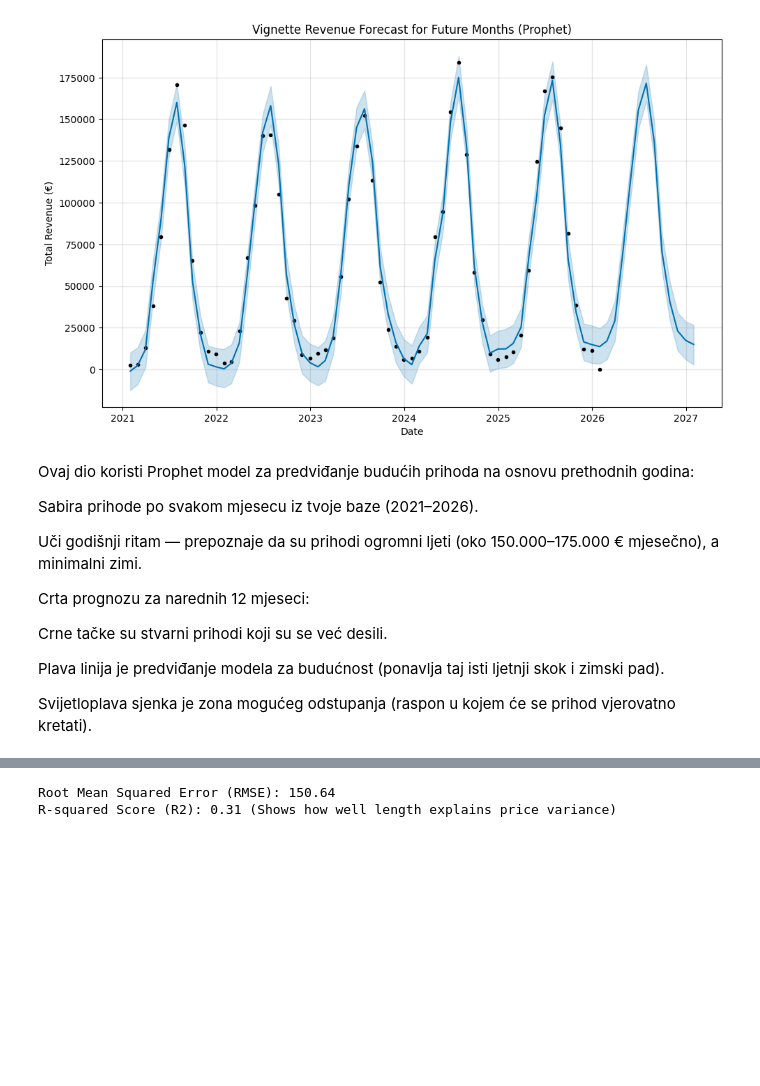
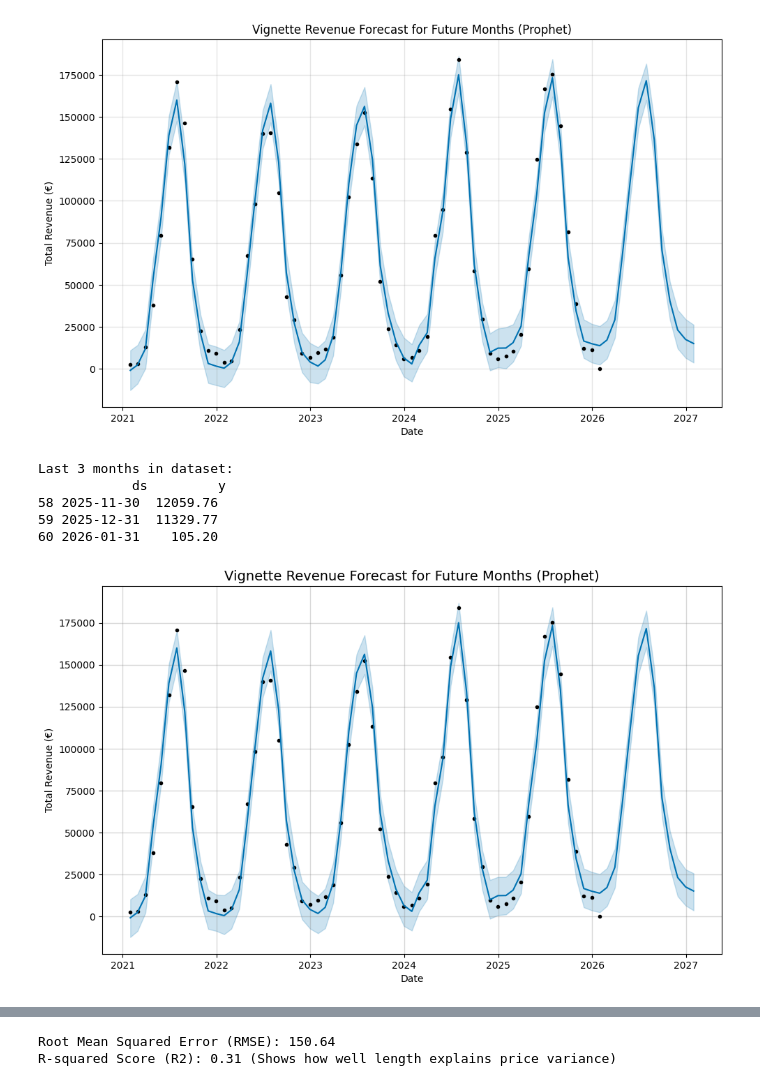
Before and after one commit to jelenavasic009-png/dsb_capstone, a Jupyter notebook: notebooks/02_Modelling.ipynb, the cells around one changed output, grey strips where cells are left out. Cells and saved outputs as stored; diff of their text form; code cells hidden in the pictures; blank space fills up the shorter version.

```diff
--- a/notebooks/02_Modelling.ipynb
+++ b/notebooks/02_Modelling.ipynb
@@ -229,17 +265,36 @@ plt.ylabel('Total Revenue (€)')
 plt.show()
 # %% [output]
 [figure]
-# %% [markdown]
-Ovaj dio koristi Prophet model za predviđanje budućih prihoda na osnovu prethodnih godina:
-
-Sabira prihode po svakom mjesecu iz tvoje baze (2021–2026).
-
-Uči godišnji ritam — prepoznaje da su prihodi ogromni ljeti (oko 150.000–175.000 € mjesečno), a minimalni zimi.
-
-Crta prognozu za narednih 12 mjeseci:
-
-Crne tačke su stvarni prihodi koji su se već desili.
-
-Plava linija je predviđanje modela za budućnost (ponavlja taj isti ljetnji skok i zimski pad).
-
-Svijetloplava sjenka je zona mogućeg odstupanja (raspon u kojem će se prihod vjerovatno kretati).
+# %%
+# Aggregate monthly revenue using 'Valid from'
+df['Valid from'] = pd.to_datetime(df['Valid from'])
+monthly_revenue = df.groupby(pd.Grouper(key='Valid from', freq='ME'))['Total price €'].sum().reset_index()
+monthly_revenue.columns = ['ds', 'y']
+
+# Check the last 3 months to see if the final month is partial/incomplete
+print("Last 3 months in dataset:\n", monthly_revenue.tail(3))
+# Uncomment the line below if the very last month drops sharply due to partial data:
+# monthly_revenue = monthly_revenue.iloc[:-1]
+
+# Fit Prophet model
+model_prophet = Prophet(yearly_seasonality=True, weekly_seasonality=False, daily_seasonality=False)
+model_prophet.fit(monthly_revenue)
+
+# Forecast next 12 months
+future = model_prophet.make_future_dataframe(periods=12, freq='ME')
+forecast = model_prophet.predict(future)
+
+# Plot forecast
+fig1 = model_prophet.plot(forecast)
+plt.title('Vignette Revenue Forecast for Future Months (Prophet)', fontsize=14)
+plt.xlabel('Date')
+plt.ylabel('Total Revenue (€)')
+plt.grid(True, alpha=0.3)
+plt.show()
+# %% [output]
+Last 3 months in dataset:
+            ds         y
+58 2025-11-30  12059.76
+59 2025-12-31  11329.77
+60 2026-01-31    105.20
+[figure, added]
```
Also changed, not shown: parts of 18 cells of this notebook.
